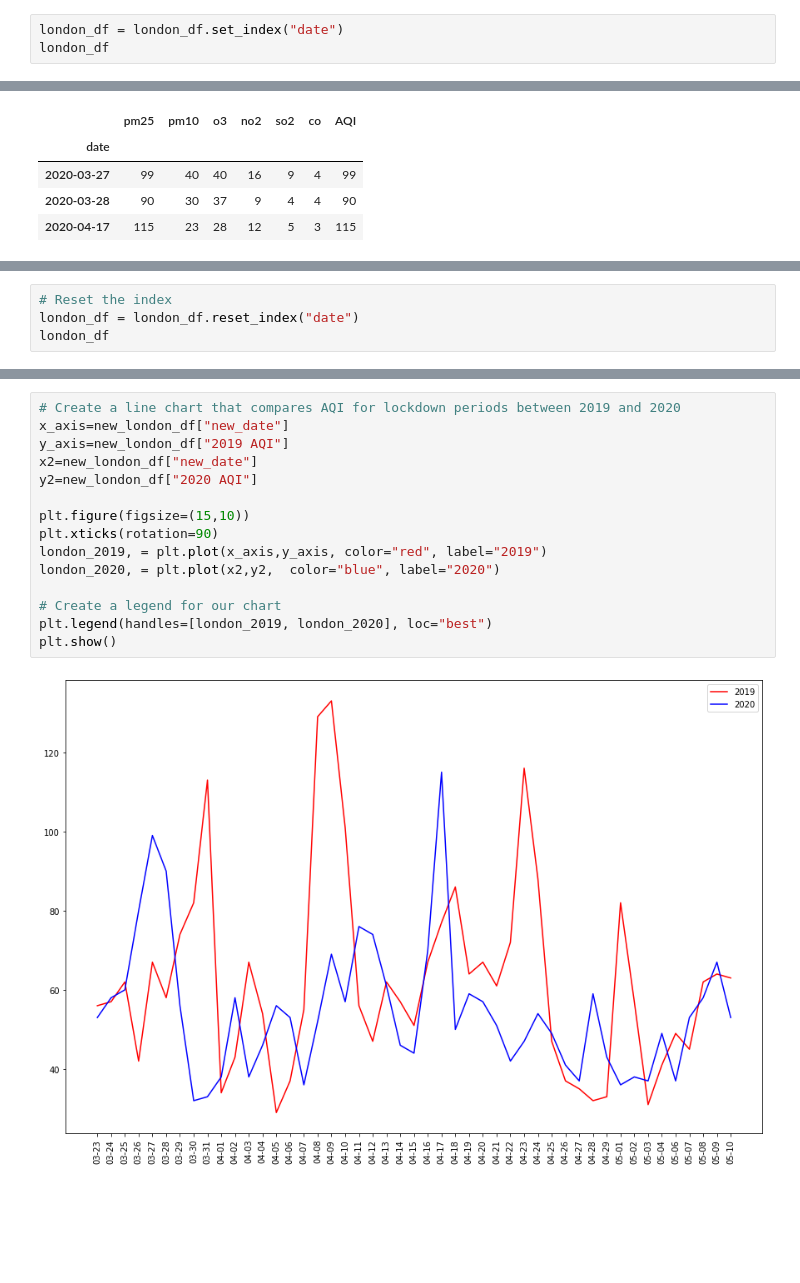
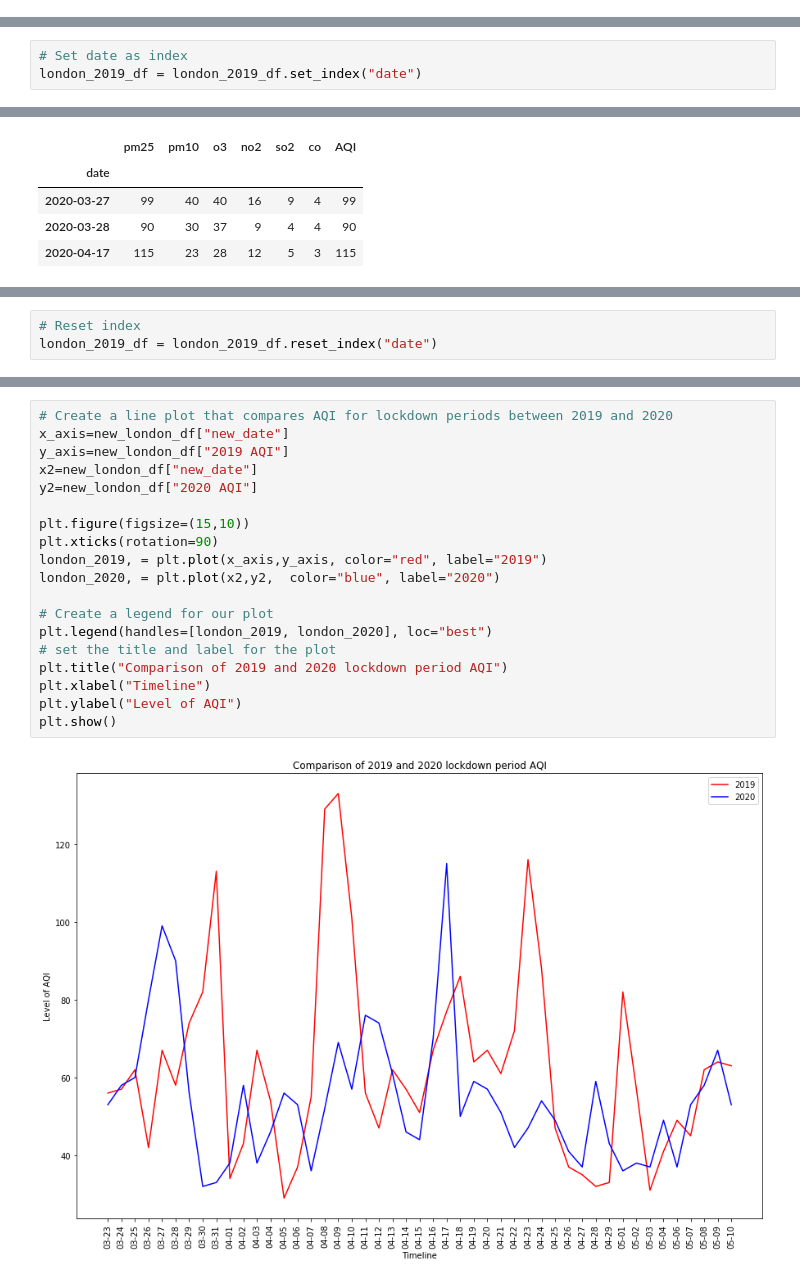
Before and after one commit to HaydenRubin/COVID-19-air-quality-2020, a Jupyter notebook: london_plot.ipynb, the cells around one changed output, grey strips where cells are left out. Cells and saved outputs as stored; diff of their text form; blank space fills up the shorter version.

```diff
--- a/london_plot.ipynb
+++ b/london_plot.ipynb
@@ -78,3 +56,0 @@ london_lockdown_df
-# %%
-london_df = london_df.set_index("date")
-london_df
@@ -100,0 +79,3 @@ ax = london_df.plot.area(figsize=(20,10))
+# %%
+# Set date as index
+london_2019_df = london_2019_df.set_index("date")
@@ -576,4 +499,3 @@ london_lockdown_df
 # %%
-# Reset the index
-london_df = london_df.reset_index("date")
-london_df
+# Reset index
+london_2019_df = london_2019_df.reset_index("date")
@@ -656,20 +535,24 @@ new_london_df
 # %%
-# Create a line chart that compares AQI for lockdown periods between 2019 and 2020
+# Create a line plot that compares AQI for lockdown periods between 2019 and 2020
 x_axis=new_london_df["new_date"]
 y_axis=new_london_df["2019 AQI"]
 x2=new_london_df["new_date"]
 y2=new_london_df["2020 AQI"]
 
 plt.figure(figsize=(15,10))
 plt.xticks(rotation=90)
 london_2019, = plt.plot(x_axis,y_axis, color="red", label="2019")
 london_2020, = plt.plot(x2,y2,  color="blue", label="2020")
 
-# Create a legend for our chart
+# Create a legend for our plot
 plt.legend(handles=[london_2019, london_2020], loc="best")
+# set the title and label for the plot
+plt.title("Comparison of 2019 and 2020 lockdown period AQI")
+plt.xlabel("Timeline")
+plt.ylabel("Level of AQI")
 plt.show()
 # %% [output]
-[figure, old version]
+[figure, new version]
 # %%
 # Compute a mean of the pollutants during the same months in 2019 as lockdown period in 2020
 london_2019_mean = london_2019_df.mean()
```
Also changed, not shown: parts of 31 cells of this notebook.
